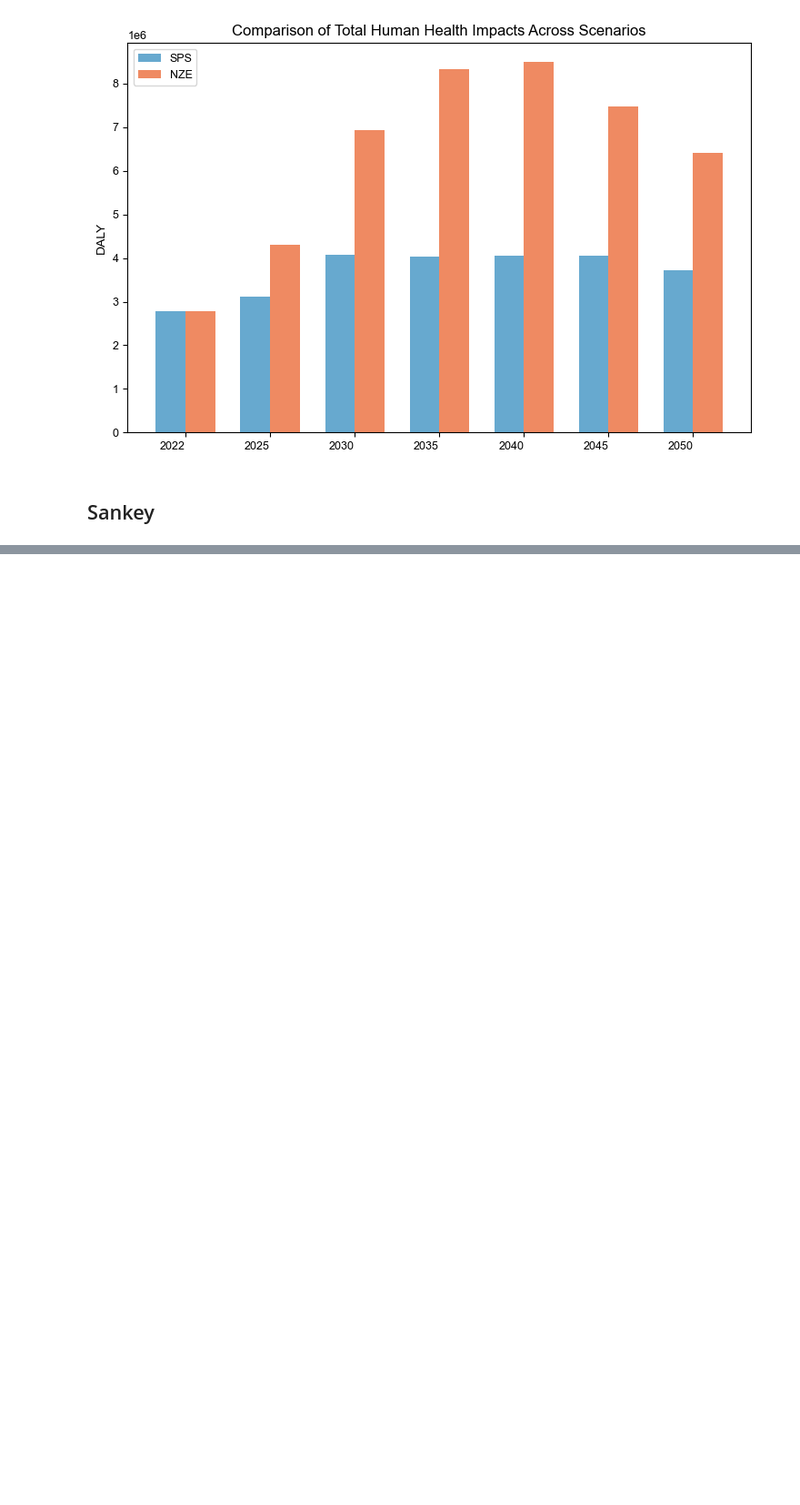
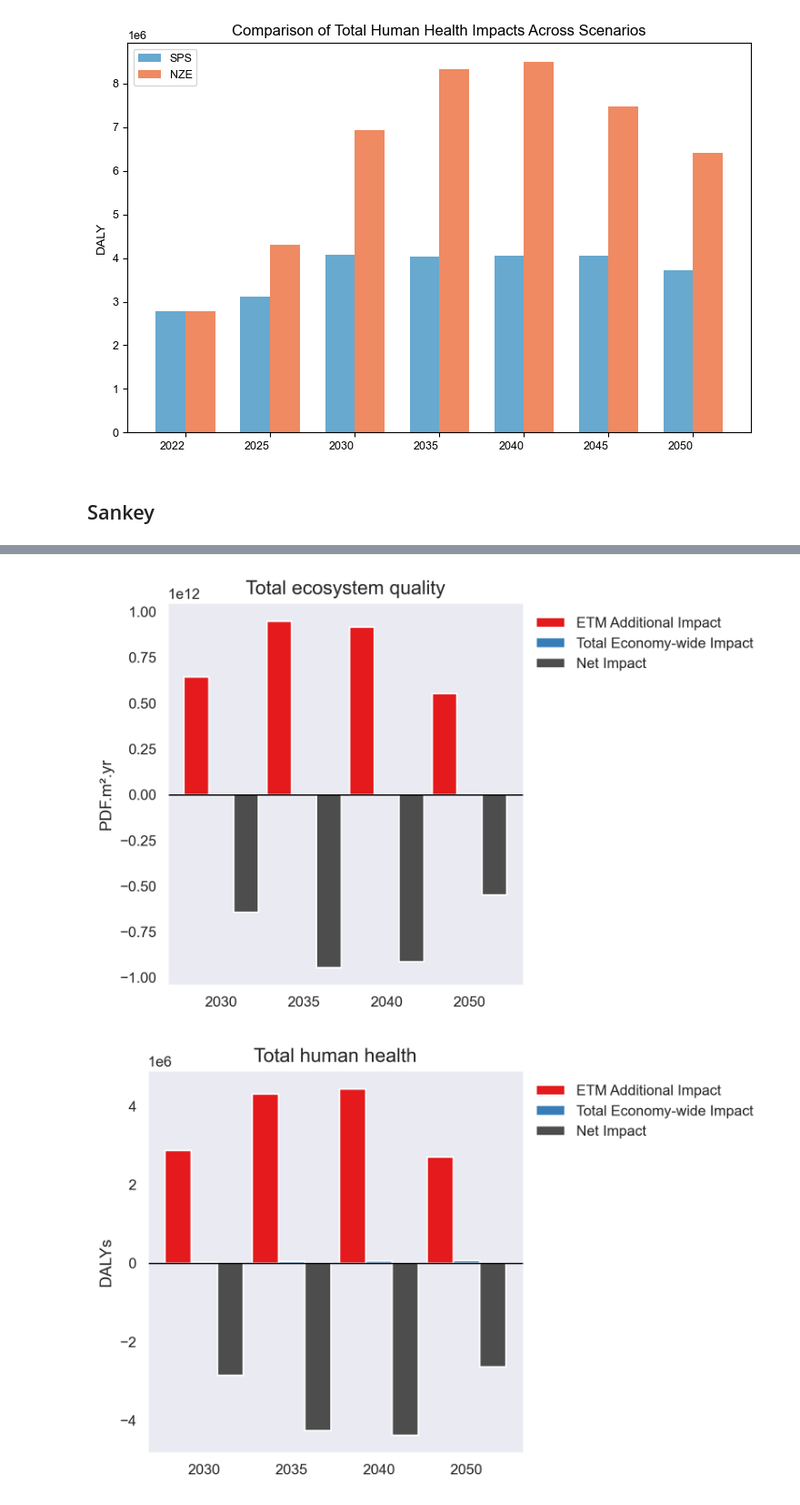
Before and after one commit to marpellan/plca_metals, a Jupyter notebook: 4. generate_plots.ipynb, the cells around one changed output, grey strips where cells are left out. Shown: that part at 91% size. Cells and saved outputs as stored; diff of their text form; code cells hidden in the pictures; blank space fills up the shorter version.

```diff
--- a/4. generate_plots.ipynb
+++ b/4. generate_plots.ipynb
@@ -14,10 +19,13 @@ df_nze_damage = pd.read_csv(r'results/df_nze_damage_regionalized.csv')
+# %%
+# Additional impact file
+df_comparison = pd.read_csv(r'results/df_additional_impacts.csv')
 # %%
 from matplotlib import rcParams
 
 # Set global Matplotlib parameters
 rcParams['pdf.fonttype'] = 42  # Ensure TrueType fonts are embedded
 rcParams['ps.fonttype'] = 42
-rcParams['font.family'] = 'arial'  # Use serif fonts like Times New Roman or Palatino
+rcParams['font.family'] = 'Arial'  # Use serif fonts like Times New Roman or Palatino
 rcParams['font.size'] = 10
 rcParams['axes.labelsize'] = 10
 rcParams['legend.fontsize'] = 9
@@ -568,0 +589,2 @@ fig_sankey_nze_hh = create_sankey(df_nze_damage, "Total human health", HH, "Huma
+# %%
+iamdf_comparison = pyam.IamDataFrame(df_comparison).data
@@ -568,0 +676,13 @@ fig_sankey_nze_hh = create_sankey(df_nze_damage, "Total human health", HH, "Huma
+# %%
+# Generate and display plots for both impact categories
+fig1 = plot_waterfall(iamdf_comparison,
+                      "Total ecosystem quality", "PDF.m².yr",
+                      save_path='results/plots/waterfall/eq')
+fig2 = plot_waterfall(iamdf_comparison,
+                      "Total human health", "DALYs",
+                      save_path='results/plots/waterfall/hh')
+
+plt.show()
+# %% [output]
+[figure, added]
+[figure, added]
```
Also changed, not shown: parts of 9 cells of this notebook, 48 other files.
